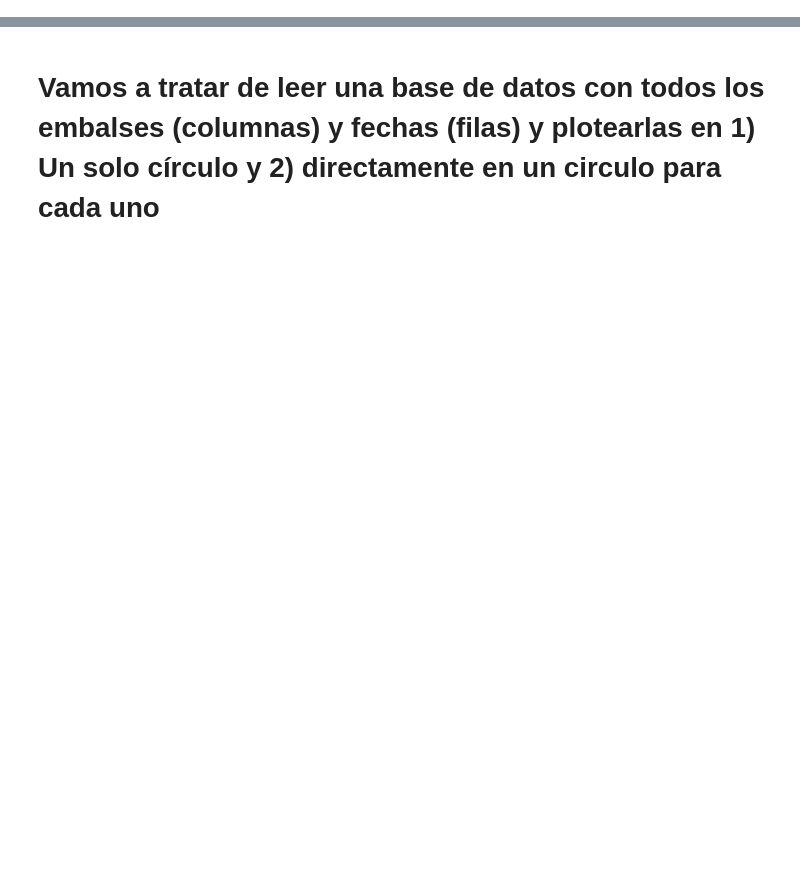
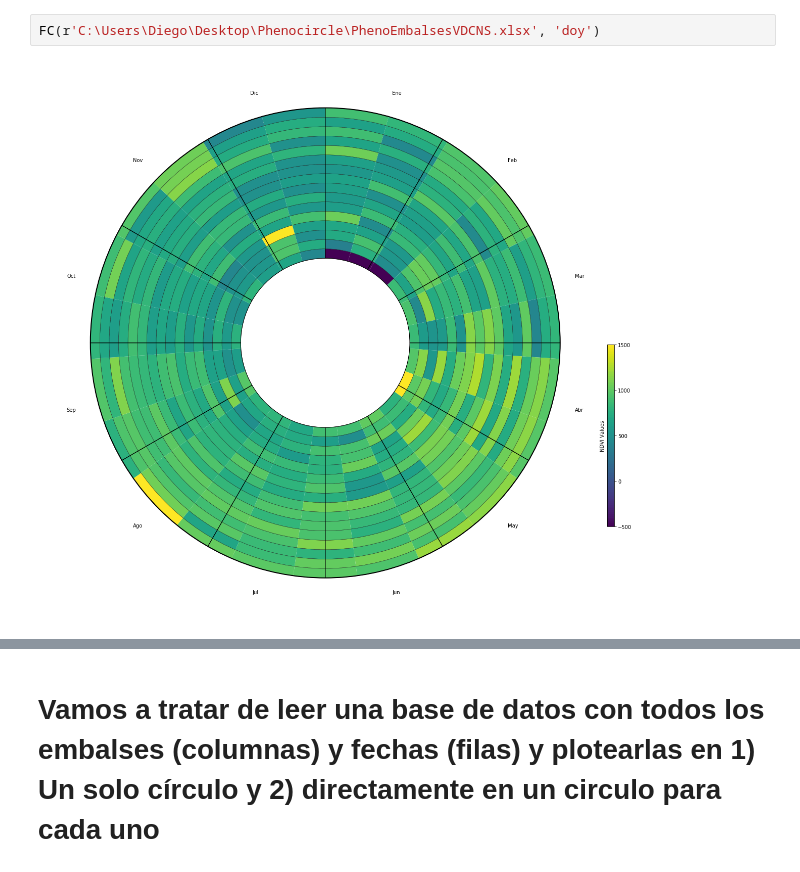
Before and after one commit to Digdgeo/PhenoCircles, a Jupyter notebook: PhenoCircle Embalses.ipynb, the cells around one changed output, grey strips where cells are left out. Drawn from its saved outputs; the diff is of its cells as text; blank space fills up the shorter version.

```diff
--- a/PhenoCircle Embalses.ipynb
+++ b/PhenoCircle Embalses.ipynb
@@ -126,0 +260,4 @@ def FC(datos, indice):
+# %%
+FC(r'C:\Users\Diego\Desktop\Phenocircle\PhenoEmbalsesVDCNS.xlsx', 'doy')
+# %% [output]
+[figure, added]
```
Also changed, not shown: parts of 8 cells of this notebook.
